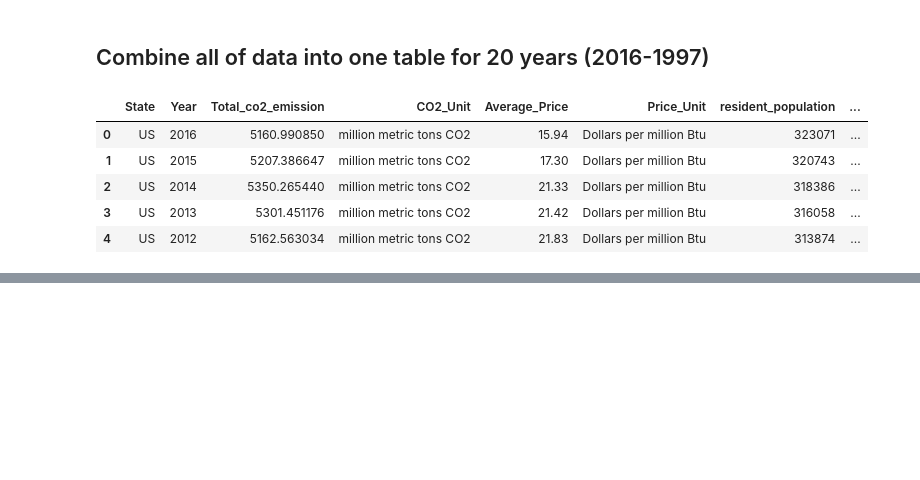
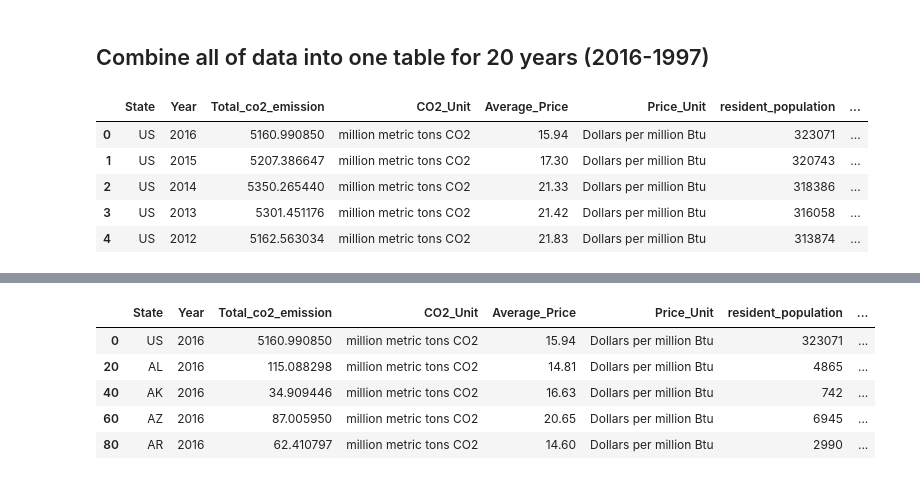
Before and after one commit to monteirof4/us-energy-analysis, a Jupyter notebook: EIA_Data_Extraction.ipynb, the cells around one changed output, grey strips where cells are left out. Drawn from its saved outputs; the diff is of its cells as text; code cells hidden in the pictures; blank space fills up the shorter version.

```diff
--- a/EIA_Data_Extraction.ipynb
+++ b/EIA_Data_Extraction.ipynb
@@ -330,0 +333,3 @@ final_combine_table.to_csv(final_path,index=False)
+# %%
+final_combine_table = pd.read_csv(final_path)
+final_combine_table.head()
@@ -330,0 +343,10 @@ final_combine_table.to_csv(final_path,index=False)
+# %%
+final_2016 = final_combine_table.loc[(final_combine_table.Year == 2016), :]
+final_2016.head()
+# %% [output]
+|  | State | Year | Total_co2_emission | CO2_Unit | Average_Price | Price_Unit | resident_population | ... |
+| 0 | US | 2016 | 5160.990850 | million metric tons CO2 | 15.94 | Dollars per million Btu | 323071 | ... |
+| 20 | AL | 2016 | 115.088298 | million metric tons CO2 | 14.81 | Dollars per million Btu | 4865 | ... |
+| 40 | AK | 2016 | 34.909446 | million metric tons CO2 | 16.63 | Dollars per million Btu | 742 | ... |
+| 60 | AZ | 2016 | 87.005950 | million metric tons CO2 | 20.65 | Dollars per million Btu | 6945 | ... |
+| 80 | AR | 2016 | 62.410797 | million metric tons CO2 | 14.60 | Dollars per million Btu | 2990 | ... |
```
Also changed, not shown: parts of 6 cells of this notebook.
